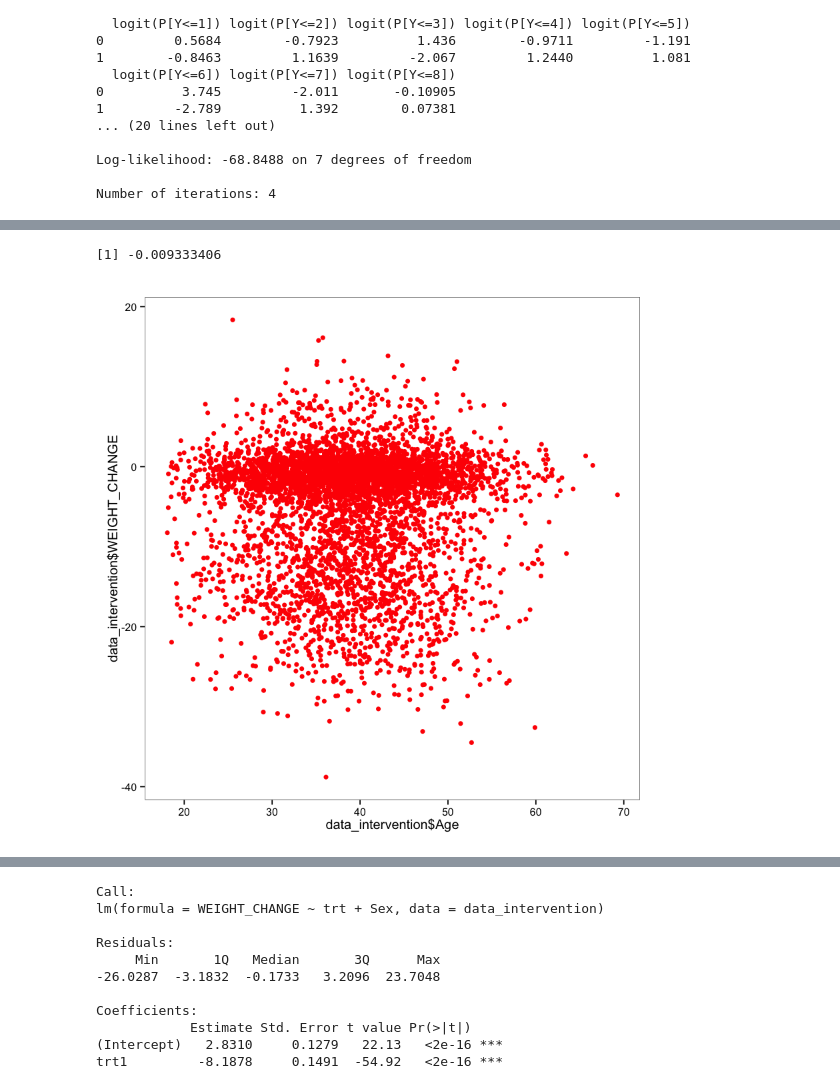
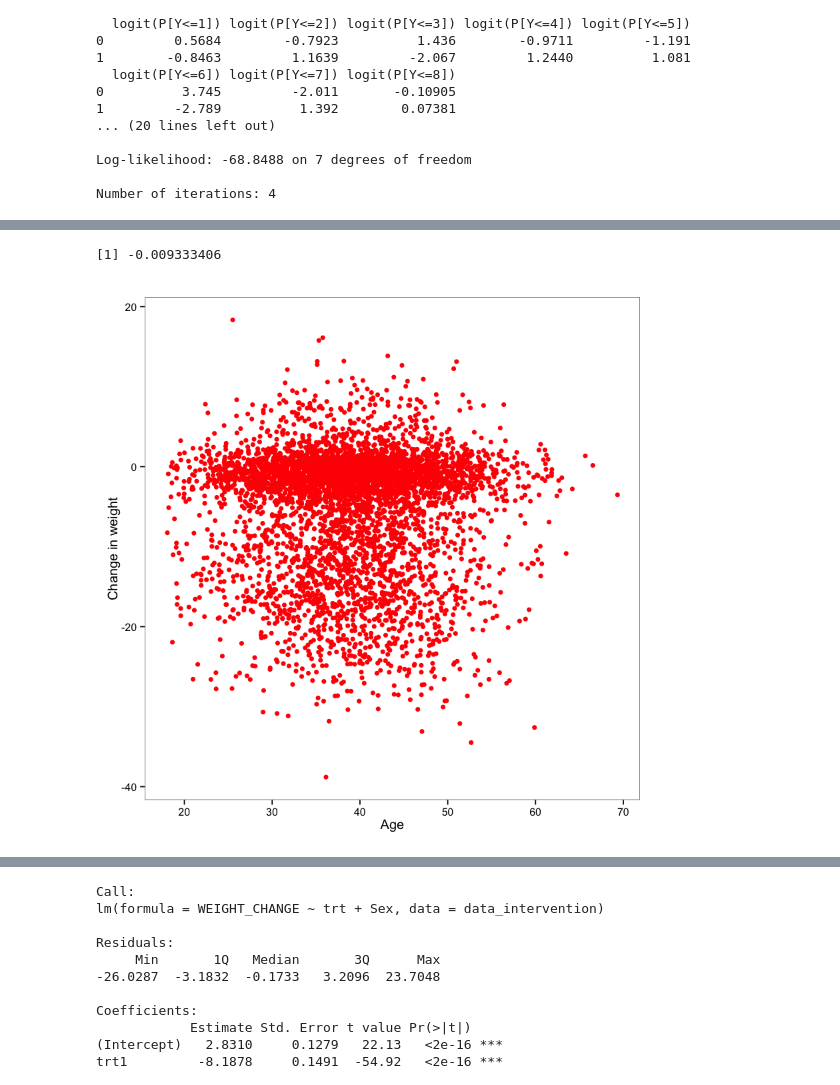
Before and after one commit to zhuoyunz/treatment_effect, a Jupyter notebook: sample_statistics.ipynb, the cells around one changed output, grey strips where cells are left out. Saved outputs shown, nothing was run; the diff lists cells and outputs as text; code cells hidden in the pictures.

```diff
--- a/sample_statistics.ipynb
+++ b/sample_statistics.ipynb
@@ -735,11 +775,13 @@ data_intervention$WEIGHT_CHANGE = data_intervention$POST_WEIGHT - data_intervent
 # %%
 # explore the relation between WEIGHT_CHANGE and AGE
 ggplot(data_intervention, aes(data_intervention$Age, data_intervention$WEIGHT_CHANGE))+
    geom_jitter(color = 'red')+
+   xlab("Age") +
+   ylab("Change in weight") +
    theme_nogrid()
 # no correlation indicated in the scatterplot and cor()
 cor(data_intervention$Age,data_intervention$WEIGHT_CHANGE)
 # %% [output]
 [1] -0.009333406
-[figure, old version]
+[figure, new version]
 # %%
```
Also changed, not shown: parts of 22 cells of this notebook.
